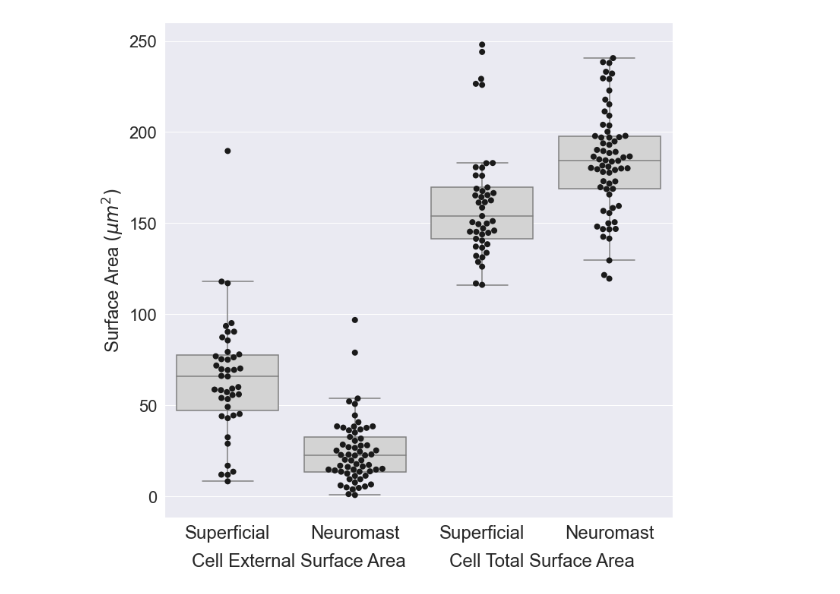
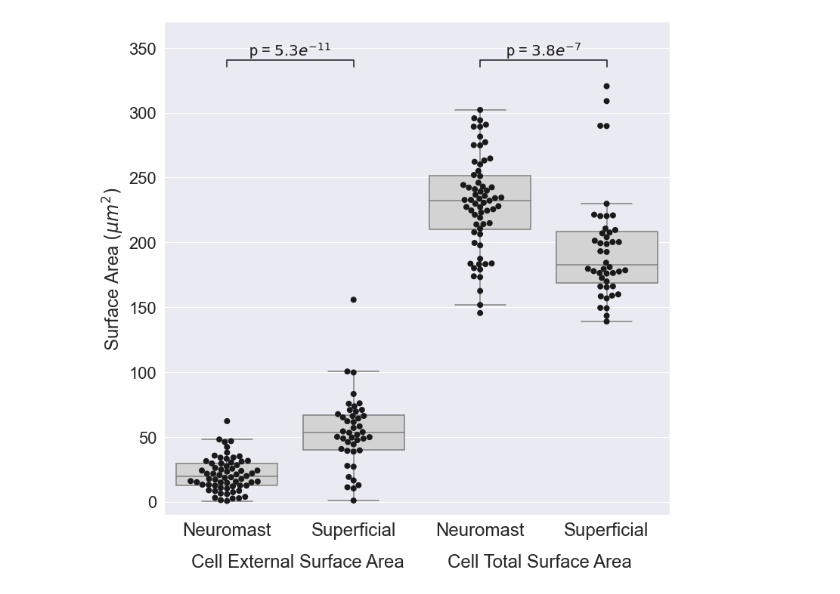
Before and after one commit to chitnislabnih/dallenogare2019, a Jupyter notebook: all_and_external_areas_FigS2.ipynb, the cells around one changed output. Drawn from its saved outputs; the diff is of its cells as text; code cells hidden in the pictures.

```diff
--- a/all_and_external_areas_FigS2.ipynb
+++ b/all_and_external_areas_FigS2.ipynb
@@ -8,6 +9,6 @@ from scipy.stats import ttest_ind
 # %%
 #load the data
-df = pd.read_csv("all_and_external_areas.csv")
+df = pd.read_csv("cell_surface_area.csv")
 df = pd.DataFrame(df)
 
 #split the data
@@ -40,11 +45,0 @@ neuromast total external area : 1488.9 um2
-# %%
-#make the plot
-
-fig, ax = plt.subplots(figsize = (12,12))
-
-sns.set(style="ticks", palette="pastel")
-
-myPlot = sns.boxplot(x=df["type"], y=df["area"], palette=["lightgray", "lightgray"], showfliers=False)
-
-#overlay a swarmplot
-myPlot = sns.swarmplot(x=df["type"], y=df["area"], palette=["k", "k"], marker = "o", alpha = 1, size=8)
@@ -53,30 +46,44 @@ myPlot = sns.swarmplot(x=df["type"], y=df["area"], palette=["k", "k"], marker =
 # %%
 
 fig, ax = plt.subplots(figsize = (12,12))
 
 sns.set(style="ticks", palette="pastel")
 sns.set(font_scale = 2)
 
 myPlot = sns.boxplot(x=df_superficial_and_core_only["type"], y=df_superficial_and_core_only["area"], palette=["lightgray", "lightgray"], showfliers=False)
 
 #overlay a swarmplot
 myPlot = sns.swarmplot(x=df_superficial_and_core_only["type"], y=df_superficial_and_core_only["area"], palette=["k", "k"], marker = "o", alpha = 1, size=8)
 
 
-ax.set_xticklabels(("Superficial", "Neuromast", "Superficial", "Neuromast"), size = 24)
+ax.set_xticklabels(("Neuromast", "Superficial", "Neuromast", "Superficial"), size = 24)
 
 #set the axis names
 plt.ylabel("Surface Area $(\mu m^{2})$", fontdict={'fontsize' : 24})
-#ax.set_xticks([])
 plt.xlabel("")
 
 
-fig.text(0.33, .05, 'Cell External Surface Area', ha='center', fontsize=24)
+plt.ylim(ymax = 370, ymin = -10)
+
+fig.text(0.33, .045, 'Cell External Surface Area', ha='center', fontsize=24)
 
 
-fig.text(0.7, .05, 'Cell Total Surface Area', ha='center', fontsize=24)
+fig.text(0.7, .045, 'Cell Total Surface Area', ha='center', fontsize=24)
+
+#add statistics (from tests below)
+x1, x2 = 0, 1
+y, h, col = df['area'].max() + 15, 5, 'k'
+plt.plot([x1, x1, x2, x2], [y, y+h, y+h, y], lw=1.5, c=col)
+plt.text((x1+x2)*.5, y+h+0.01, "p = $5.3e^{-11}$", ha='center', va='bottom', color=col, fontsize = 20)
+
+
+x1, x2 = 2, 3
+y, h, col = df['area'].max() + 15, 5, 'k'
+plt.plot([x1, x1, x2, x2], [y, y+h, y+h, y], lw=1.5, c=col)
+plt.text((x1+x2)*.5, y+h+0.01, "p = $3.8e^{-7}$", ha='center', va='bottom', color=col, fontsize = 20)
+
 
 figure = myPlot.get_figure()
-figure.savefig("F:\\newSheath\\SurfaceArea.png",dpi=800)
+figure.savefig("SurfaceArea.png",dpi=800)
 # %% [output]
-[figure, old version]
+[figure, new version]
```
Also changed, not shown: parts of 11 cells of this notebook, 1 other file.
